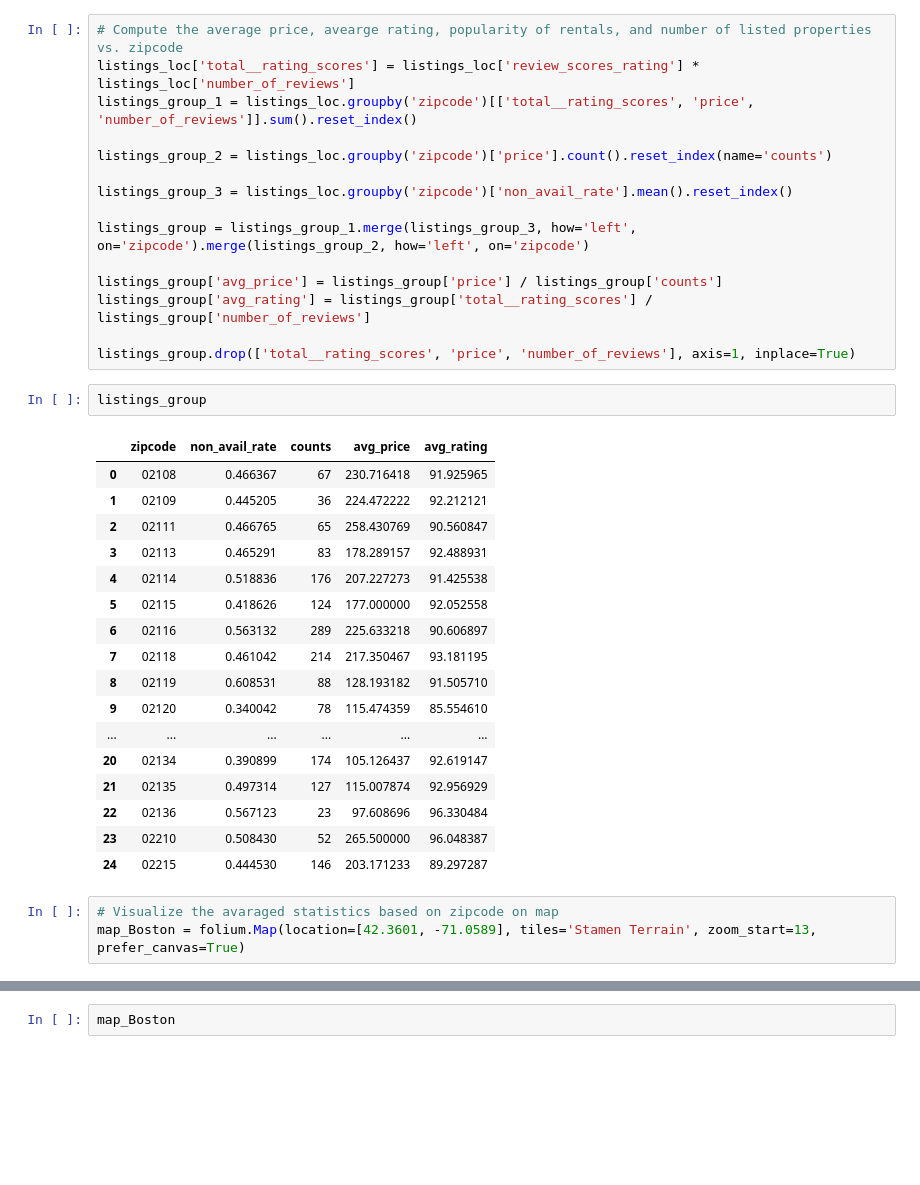
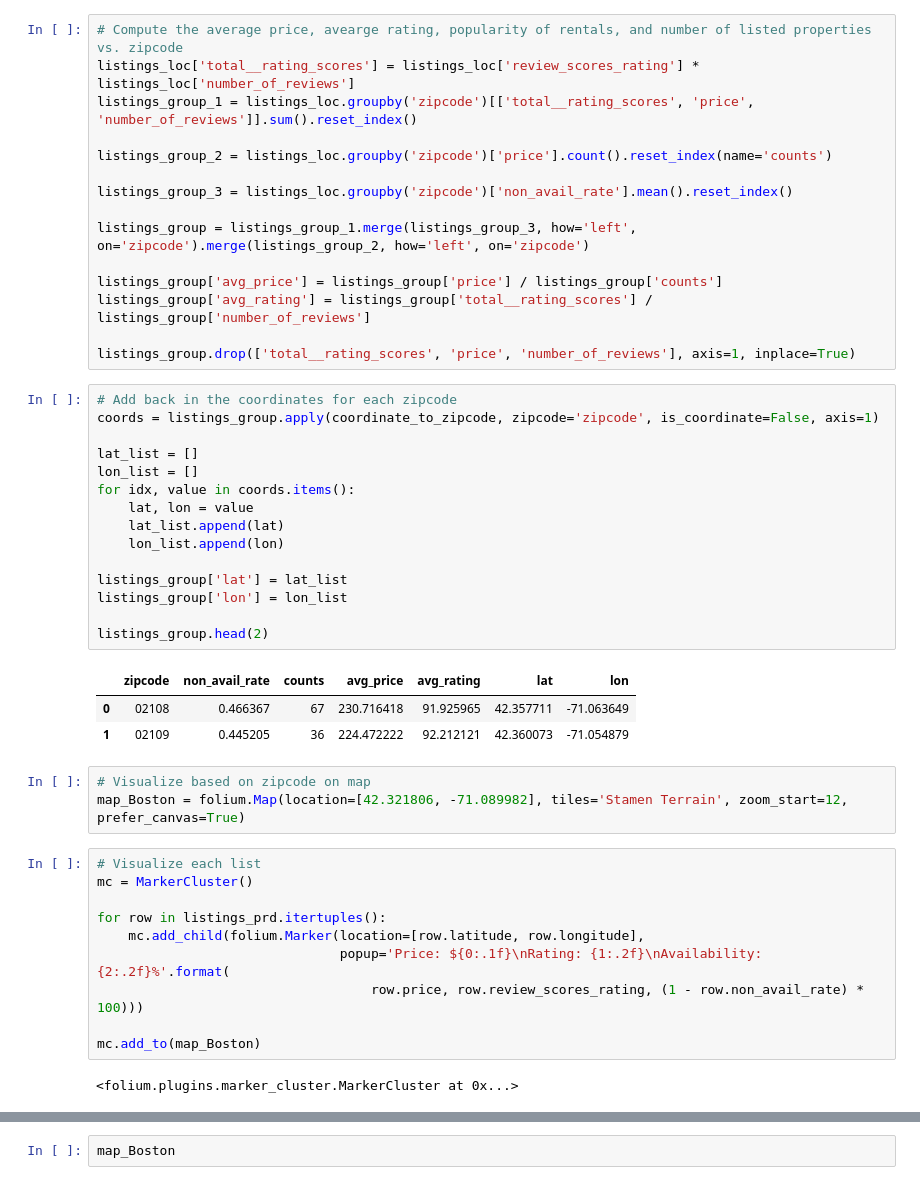
Before and after one commit to chziha/Data-Scientist-Udacity-Nanodegree, a Jupyter notebook: Writing_a_Data_Scientist_Blog_Post/write_ds_blog.ipynb, the cells around one changed output, grey strips where cells are left out. Drawn from its saved outputs; the diff is of its cells as text; blank space fills up the shorter version.

```diff
--- a/Writing_a_Data_Scientist_Blog_Post/write_ds_blog.ipynb
+++ b/Writing_a_Data_Scientist_Blog_Post/write_ds_blog.ipynb
@@ -395,26 +423,37 @@ listings_group['avg_price'] = listings_group['price'] / listings_group['counts']
 listings_group['avg_rating'] = listings_group['total__rating_scores'] / listings_group['number_of_reviews']
 
 listings_group.drop(['total__rating_scores', 'price', 'number_of_reviews'], axis=1, inplace=True)
-# %%
-listings_group
-# %% [output]
-|  | zipcode | non_avail_rate | counts | avg_price | avg_rating |
-| 0 | 02108 | 0.466367 | 67 | 230.716418 | 91.925965 |
-| 1 | 02109 | 0.445205 | 36 | 224.472222 | 92.212121 |
-| 2 | 02111 | 0.466765 | 65 | 258.430769 | 90.560847 |
-| 3 | 02113 | 0.465291 | 83 | 178.289157 | 92.488931 |
-| 4 | 02114 | 0.518836 | 176 | 207.227273 | 91.425538 |
-| 5 | 02115 | 0.418626 | 124 | 177.000000 | 92.052558 |
-| 6 | 02116 | 0.563132 | 289 | 225.633218 | 90.606897 |
-| 7 | 02118 | 0.461042 | 214 | 217.350467 | 93.181195 |
-| 8 | 02119 | 0.608531 | 88 | 128.193182 | 91.505710 |
-| 9 | 02120 | 0.340042 | 78 | 115.474359 | 85.554610 |
-| ... | ... | ... | ... | ... | ... |
-| 20 | 02134 | 0.390899 | 174 | 105.126437 | 92.619147 |
-| 21 | 02135 | 0.497314 | 127 | 115.007874 | 92.956929 |
-| 22 | 02136 | 0.567123 | 23 | 97.608696 | 96.330484 |
-| 23 | 02210 | 0.508430 | 52 | 265.500000 | 96.048387 |
-| 24 | 02215 | 0.444530 | 146 | 203.171233 | 89.297287 |
+# %%
+# Add back in the coordinates for each zipcode
+coords = listings_group.apply(coordinate_to_zipcode, zipcode='zipcode', is_coordinate=False, axis=1)
+
+lat_list = []
+lon_list = []
+for idx, value in coords.items():
+    lat, lon = value
+    lat_list.append(lat)
+    lon_list.append(lon)
+
+listings_group['lat'] = lat_list
+listings_group['lon'] = lon_list
+
+listings_group.head(2)
+# %% [output]
+|  | zipcode | non_avail_rate | counts | avg_price | avg_rating | lat | lon |
+| 0 | 02108 | 0.466367 | 67 | 230.716418 | 91.925965 | 42.357711 | -71.063649 |
+| 1 | 02109 | 0.445205 | 36 | 224.472222 | 92.212121 | 42.360073 | -71.054879 |
 # %%
-# Visualize the avaraged statistics based on zipcode on map
-map_Boston = folium.Map(location=[42.3601, -71.0589], tiles='Stamen Terrain', zoom_start=13, prefer_canvas=True)
+# Visualize based on zipcode on map
+map_Boston = folium.Map(location=[42.321806, -71.089982], tiles='Stamen Terrain', zoom_start=12, prefer_canvas=True)
+# %%
+# Visualize each list
+mc = MarkerCluster()
+
+for row in listings_prd.itertuples():
+    mc.add_child(folium.Marker(location=[row.latitude, row.longitude],
+                               popup='Price: ${0:.1f}\nRating: {1:.2f}\nAvailability:{2:.2f}%'.format(
+                                   row.price, row.review_scores_rating, (1 - row.non_avail_rate) * 100)))
+
+mc.add_to(map_Boston)
+# %% [output]
+<folium.plugins.marker_cluster.MarkerCluster at 0x...>
```
Also changed, not shown: parts of 11 cells of this notebook, 7 other files.
